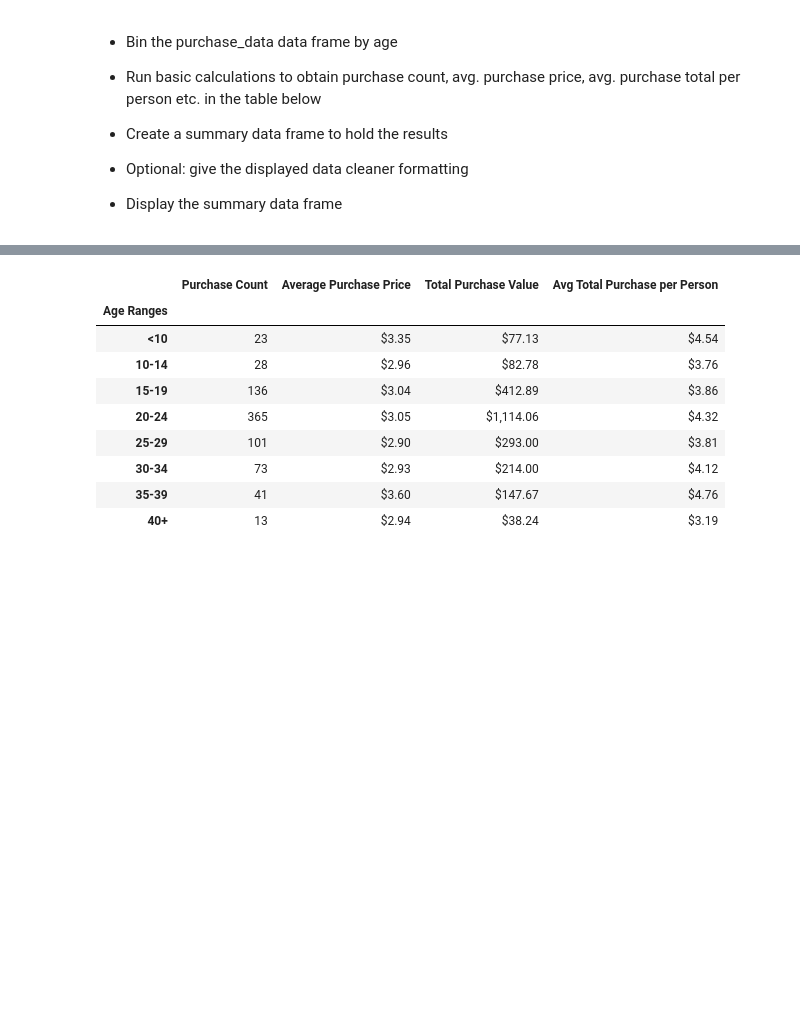
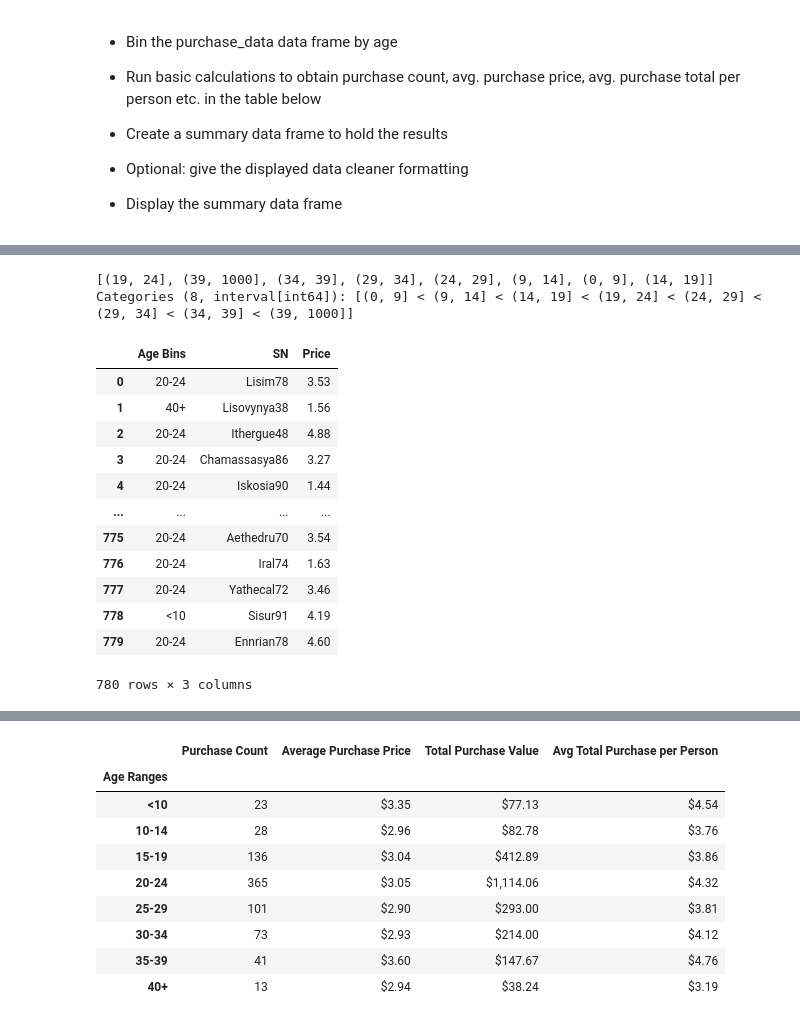
Before and after one commit to serch3128/Pandas-homework, a Jupyter notebook: HeroesOfPymoli/HeroesOfPymoli_starter.ipynb, the cells around one changed output, grey strips where cells are left out. Saved outputs shown, nothing was run; the diff lists cells and outputs as text; code cells hidden in the pictures; blank space fills up the shorter version.

```diff
--- a/HeroesOfPymoli/HeroesOfPymoli_starter.ipynb
+++ b/HeroesOfPymoli/HeroesOfPymoli_starter.ipynb
@@ -307,3 +397,7 @@ merge_df
 
 
 * Display the summary data frame
+# %%
+#Call the data master
+purchasing_df=purchase_data
+purchasing_df.head()
@@ -309,0 +411,4 @@ merge_df
+# %%
+purchasing_df=purchasing_df[["Age","SN","Price"]]
+purchasing_df =pd.DataFrame(purchasing_df)
+purchasing_df.head()
@@ -309,0 +422,29 @@ merge_df
+# %%
+#create the bins
+
+purchasing_df['Age_bins'] = pd.cut(x=purchasing_df['Age'], bins=[0,9,14, 19, 24,29,34,39,1000])
+
+#check the categories
+purchasing_df['Age_bins'].unique()
+# %% [output]
+[(19, 24], (39, 1000], (34, 39], (29, 34], (24, 29], (9, 14], (0, 9], (14, 19]]
+Categories (8, interval[int64]): [(0, 9] < (9, 14] < (14, 19] < (19, 24] < (24, 29] < (29, 34] < (34, 39] < (39, 1000]]
+# %%
+#Assign the labels to Age
+purchasing_df['Age Bins'] = pd.cut(x=purchasing_df['Age'], bins=[0,10,14, 19, 24,29,34,39,1000], labels=['<10', '10-14', '15-19','20-24','25-29','30-34','35-39','40+'])
+purchasing_df = purchasing_df[["Age Bins","SN","Price"]]
+purchasing_df
+# %% [output]
+|  | Age Bins | SN | Price |
+| 0 | 20-24 | Lisim78 | 3.53 |
+| 1 | 40+ | Lisovynya38 | 1.56 |
+| 2 | 20-24 | Ithergue48 | 4.88 |
+| 3 | 20-24 | Chamassasya86 | 3.27 |
+| 4 | 20-24 | Iskosia90 | 1.44 |
+| ... | ... | ... | ... |
+| 775 | 20-24 | Aethedru70 | 3.54 |
+| 776 | 20-24 | Iral74 | 1.63 |
+| 777 | 20-24 | Yathecal72 | 3.46 |
+| 778 | <10 | Sisur91 | 4.19 |
+| 779 | 20-24 | Ennrian78 | 4.60 |
+780 rows × 3 columns
```
Also changed, not shown: parts of 26 cells of this notebook, 1 other file.
